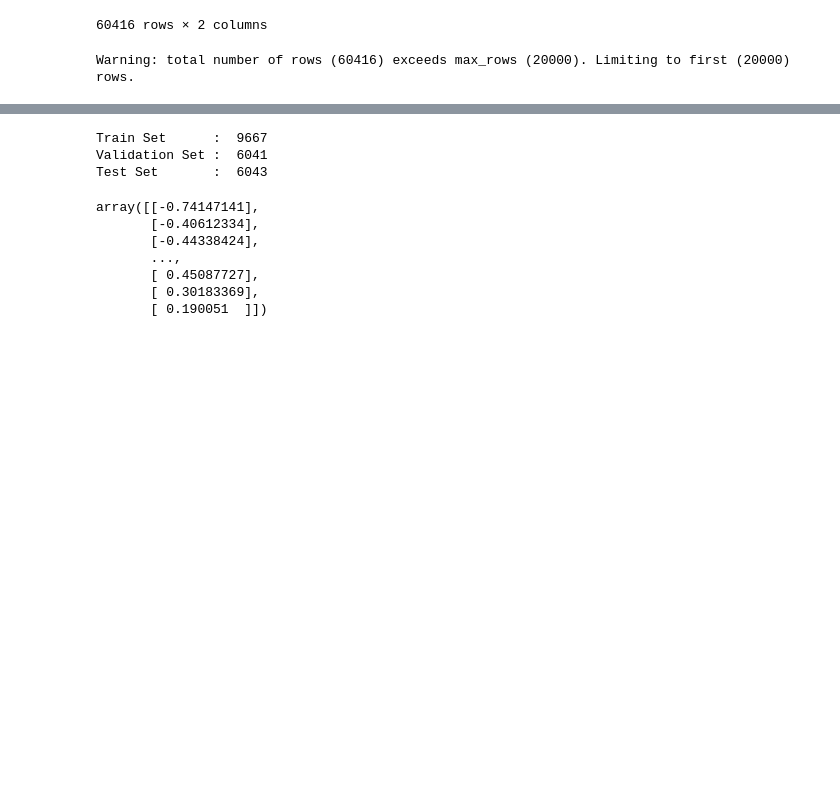
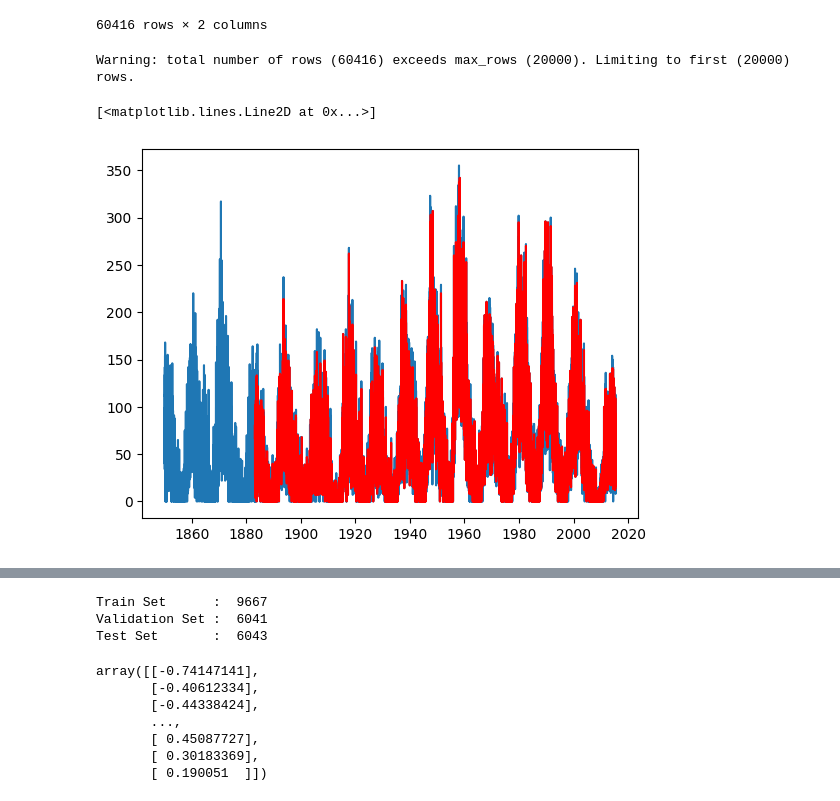
Before and after one commit to shreyab375/LSTM-Forecasting-Models-, a Jupyter notebook: CNN+LSTM+Attention_Models_for_Time_Series_Backcasting__with_1,5,10,15_day_window.ipynb, the cells around one changed output, grey strips where cells are left out. Saved outputs shown, nothing was run; the diff lists cells and outputs as text; code cells hidden in the pictures; blank space fills up the shorter version.

Commit message:
Updated Visualization

```diff
--- a/CNN+LSTM+Attention_Models_for_Time_Series_Backcasting__with_1,5,10,15_day_window.ipynb
+++ b/CNN+LSTM+Attention_Models_for_Time_Series_Backcasting__with_1,5,10,15_day_window.ipynb
@@ -69,3 +69,9 @@ test_date  = df_sn[-n_test:].drop(columns=['Sn'])
 #Select days that are spread around
 train_data = train_data[::5]  # Select every 5th element
 train_date = train_date[::5]  # Select every 5th element
+# %%
+plt.plot(df_sn.Date, df_sn.Sn)
+plt.plot(train_date, train_data,  color = "red")
+# %% [output]
+[<matplotlib.lines.Line2D at 0x...>]
+[figure, added]
```
Also changed, not shown: parts of 2 cells of this notebook.
